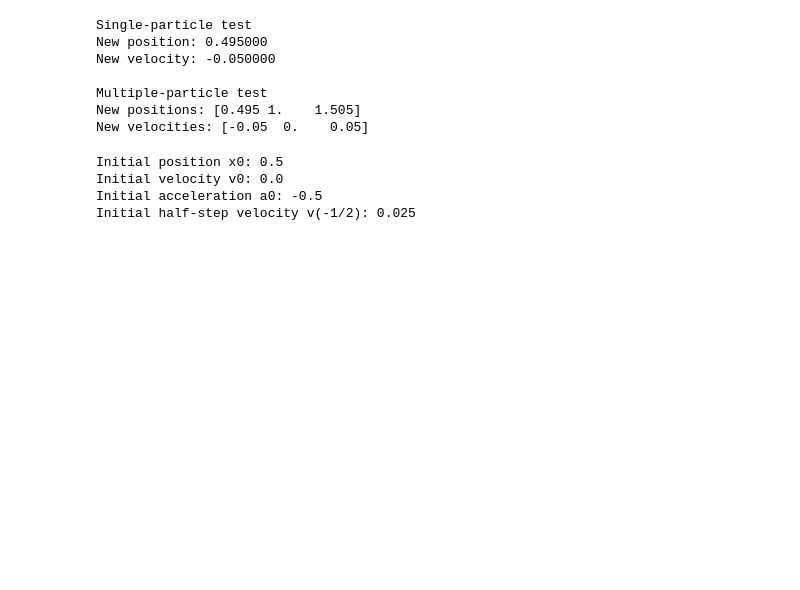
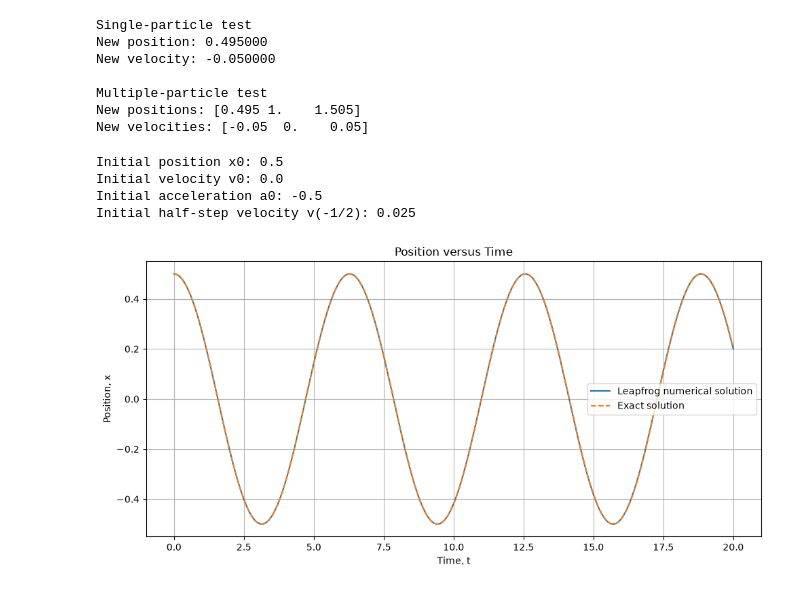
Before and after one commit to Aathi2165/AE801_2026, a Jupyter notebook: Learning-submission/Leapfrog_NM.ipynb, the cells around one changed output. Drawn from its saved outputs; the diff is of its cells as text; code cells hidden in the pictures; blank space fills up the shorter version.

Commit message:
checking my codes and plotting time and trajectory plots

```diff
--- a/Learning-submission/Leapfrog_NM.ipynb
+++ b/Learning-submission/Leapfrog_NM.ipynb
@@ -57,3 +57,95 @@ Initial position x0: 0.5
 Initial velocity v0: 0.0
 Initial acceleration a0: -0.5
 Initial half-step velocity v(-1/2): 0.025
+# %%
+import numpy as np
+import matplotlib.pyplot as plt
+
+
+# --------------------------------------------------
+# 1. Define the Leapfrog function
+# --------------------------------------------------
+
+def leapfrog(x, v, h):
+
+    acceleration = -x
+
+    v_new = v + h * acceleration
+    x_new = x + h * v_new
+
+    return x_new, v_new
+
+#######################################
+
+x0 = 0.5
+v0 = 0.0
+
+omega_p = 1.0
+
+t_start = 0.0
+t_end = 20.0
+
+h = 0.1
+
+############################################
+
+number_of_steps = int(round((t_end - t_start) / h))
+
+t_x = np.linspace(t_start,t_end,number_of_steps + 1)
+x = np.zeros(number_of_steps + 1)
+v_half = np.zeros(number_of_steps + 1)
+
+x[0] = x0
+a0 = -(omega_p ** 2) * x0
+v_half[0] = v0 - (h / 2) * a0
+
+###############################################
+
+for n in range(number_of_steps):
+
+    x[n + 1], v_half[n + 1] = leapfrog(x[n],v_half[n],h)
+
+t_v = t_x - h / 2
+
+x_exact = 0.5 * np.cos(omega_p * t_x)
+v_exact = -0.5 * np.sin(omega_p * t_v)
+
+################################################
+
+
+plt.figure(figsize=(10, 5))
+plt.plot(t_x,x,label="Leapfrog numerical solution")
+plt.plot(t_x,x_exact,"--",label="Exact solution")
+plt.xlabel("Time, t")
+plt.ylabel("Position, x")
+plt.title("Position versus Time")
+plt.grid(True)
+plt.legend()
+plt.tight_layout()
+plt.show()
+
+
+plt.figure(figsize=(10, 5))
+plt.plot(t_v,v_half,label="Leapfrog numerical solution")
+plt.plot(t_v,v_exact,"--",label="Exact solution")
+plt.xlabel("Time, t")
+plt.ylabel("Velocity, v")
+plt.title("Velocity versus Time")
+plt.grid(True)
+plt.legend()
+plt.tight_layout()
+plt.show()
+
+
+plt.figure(figsize=(7, 7))
+plt.plot(x,v_half,label="Leapfrog trajectory")
+plt.xlabel("Position, x")
+plt.ylabel("Velocity, v")
+plt.title("Phase-Space Trajectory")
+plt.grid(True)
+plt.legend()
+plt.axis("equal")
+plt.tight_layout()
+plt.show()
+# %% [output]
+[figure, added]
```
Also changed, not shown: parts of 2 cells of this notebook.
